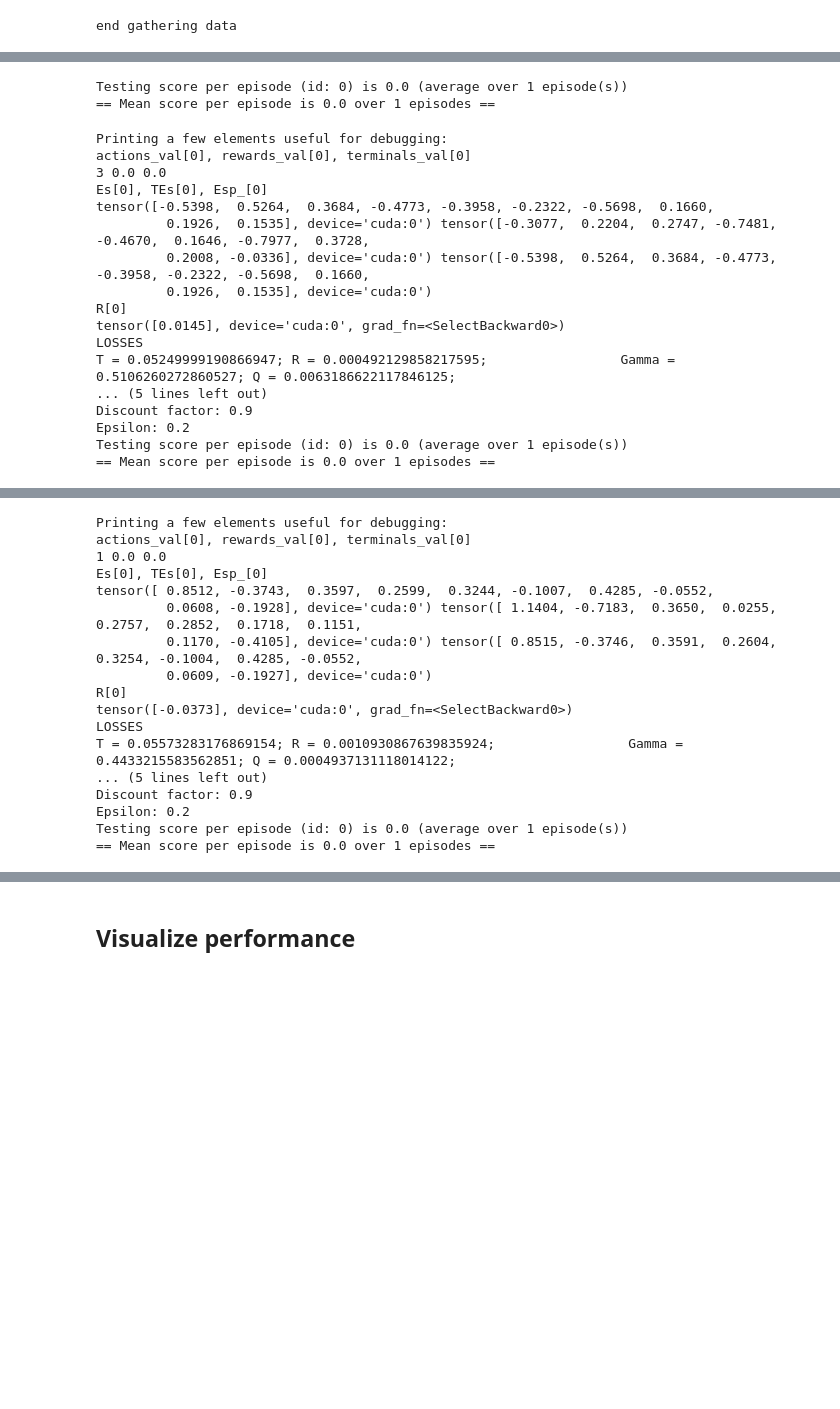
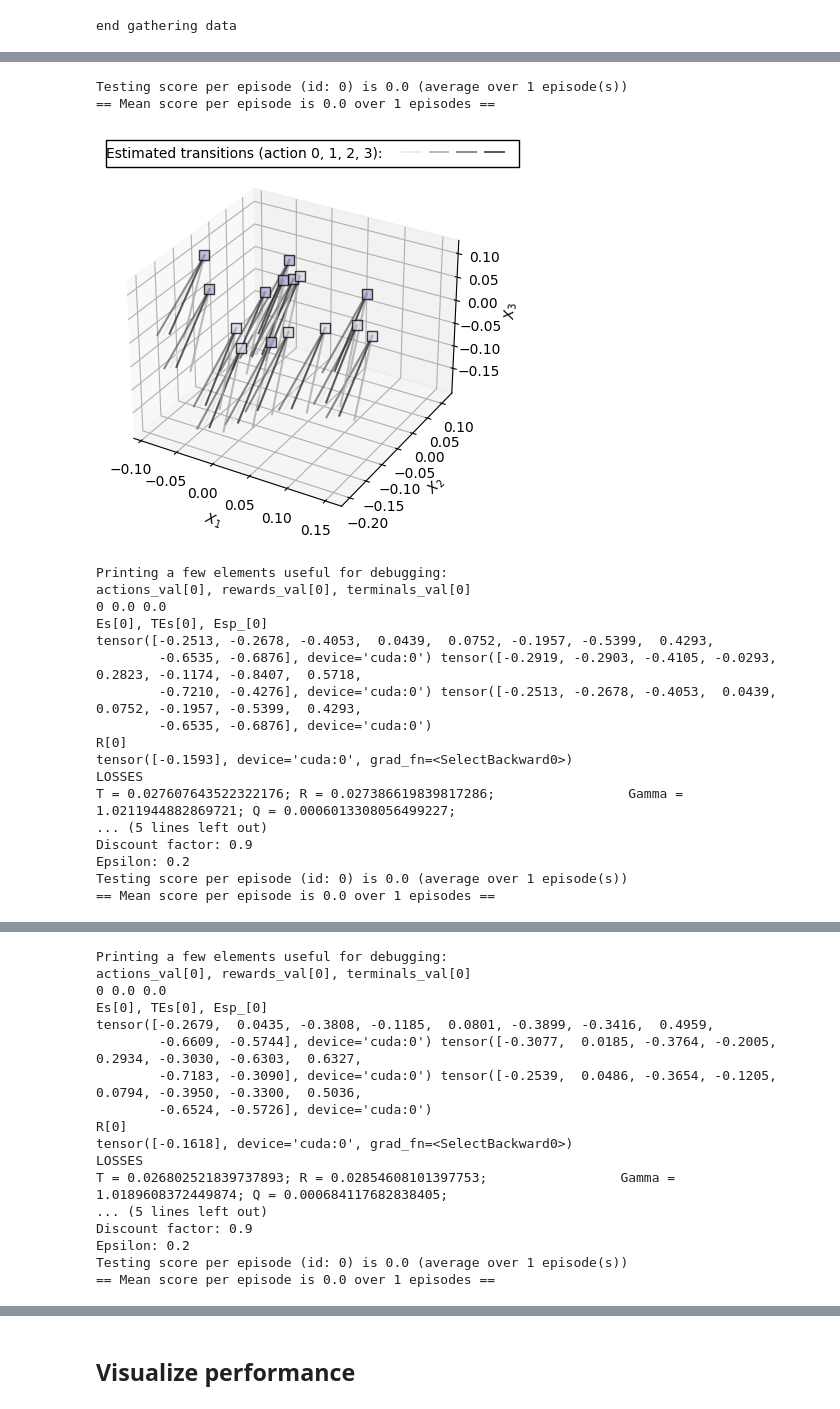
Before and after one commit to chingf/auxrl, a Jupyter notebook: examples/test_CRAR/figure8.ipynb, the cells around one changed output, grey strips where cells are left out. Drawn from its saved outputs; the diff is of its cells as text; code cells hidden in the pictures; blank space fills up the shorter version.

```diff
--- a/examples/test_CRAR/figure8.ipynb
+++ b/examples/test_CRAR/figure8.ipynb
@@ -17,8 +17,8 @@ import deer.experiment.base_controllers as bc
 from deer.policies import EpsilonGreedyPolicy, FixedFigure8Policy
 # %%
 figure8_give_rewards = True
-nn_yaml = 'network.yaml'
-high_dim_obs = True #False
+nn_yaml = 'network_noconv.yaml'
+high_dim_obs = False
 internal_dim = 10
 fname = '2d_obs'
 set_network = None #['expanded_tcm', 15, True]
@@ -36,7 +36,7 @@ class Defaults:
     # ----------------------
     # Experiment Parameters
     # ----------------------
-    steps_per_epoch = 500 #5000
+    steps_per_epoch = 500 #2500
     epochs = 50
     steps_per_test = 1000
     period_btw_summary_perfs = 1
@@ -44,7 +44,7 @@ class Defaults:
     # ----------------------
     # Temporal Processing Parameters
     # ----------------------
-    nstep = 2 #15 #20
+    nstep = 15
     nstep_decay = 0.8
     expand_tcm = True
     encoder_type = 'regular'
@@ -207,7 +207,7 @@ if set_network is not None:
 agent.run(parameters.epochs, parameters.steps_per_epoch)
 
 # --- Show results ---
-basename = "scores/" + fnamef
+basename = "scores/" + fname
 scores = load(basename + "_scores.jldump")
 print(scores)
 # %% [output]
@@ -229,21 +229,22 @@ Episode average V value: 0.1380786164700985
 epoch 1:
 Learning rate: 0.0001
 Discount factor: 0.9
 Epsilon: 0.2
 Testing score per episode (id: 0) is 0.0 (average over 1 episode(s))
 == Mean score per episode is 0.0 over 1 episodes ==
+[figure, added]
 Printing a few elements useful for debugging:
 actions_val[0], rewards_val[0], terminals_val[0]
-3 0.0 0.0
+0 0.0 0.0
 Es[0], TEs[0], Esp_[0]
-tensor([-0.5398,  0.5264,  0.3684, -0.4773, -0.3958, -0.2322, -0.5698,  0.1660,
-         0.1926,  0.1535], device='cuda:0') tensor([-0.3077,  0.2204,  0.2747, -0.7481, -0.4670,  0.1646, -0.7977,  0.3728,
-         0.2008, -0.0336], device='cuda:0') tensor([-0.5398,  0.5264,  0.3684, -0.4773, -0.3958, -0.2322, -0.5698,  0.1660,
-         0.1926,  0.1535], device='cuda:0')
+tensor([-0.2513, -0.2678, -0.4053,  0.0439,  0.0752, -0.1957, -0.5399,  0.4293,
+        -0.6535, -0.6876], device='cuda:0') tensor([-0.2919, -0.2903, -0.4105, -0.0293,  0.2823, -0.1174, -0.8407,  0.5718,
+        -0.7210, -0.4276], device='cuda:0') tensor([-0.2513, -0.2678, -0.4053,  0.0439,  0.0752, -0.1957, -0.5399,  0.4293,
+        -0.6535, -0.6876], device='cuda:0')
 R[0]
-tensor([0.0145], device='cuda:0', grad_fn=<SelectBackward0>)
+tensor([-0.1593], device='cuda:0', grad_fn=<SelectBackward0>)
 LOSSES
-T = 0.05249999190866947; R = 0.000492129858217595;                 Gamma = 0.5106260272860527; Q = 0.0063186622117846125;
+T = 0.027607643522322176; R = 0.027386619839817286;                 Gamma = 1.0211944882869721; Q = 0.0006013308056499227;
 ... (5 lines left out)
 Discount factor: 0.9
 Epsilon: 0.2
@@ -252,15 +254,15 @@ Testing score per episode (id: 0) is 0.0 (average over 1 episode(s))
 Printing a few elements useful for debugging:
 actions_val[0], rewards_val[0], terminals_val[0]
-1 0.0 0.0
+0 0.0 0.0
 Es[0], TEs[0], Esp_[0]
-tensor([ 0.8512, -0.3743,  0.3597,  0.2599,  0.3244, -0.1007,  0.4285, -0.0552,
-         0.0608, -0.1928], device='cuda:0') tensor([ 1.1404, -0.7183,  0.3650,  0.0255,  0.2757,  0.2852,  0.1718,  0.1151,
-         0.1170, -0.4105], device='cuda:0') tensor([ 0.8515, -0.3746,  0.3591,  0.2604,  0.3254, -0.1004,  0.4285, -0.0552,
-         0.0609, -0.1927], device='cuda:0')
+tensor([-0.2679,  0.0435, -0.3808, -0.1185,  0.0801, -0.3899, -0.3416,  0.4959,
+        -0.6609, -0.5744], device='cuda:0') tensor([-0.3077,  0.0185, -0.3764, -0.2005,  0.2934, -0.3030, -0.6303,  0.6327,
+        -0.7183, -0.3090], device='cuda:0') tensor([-0.2539,  0.0486, -0.3654, -0.1205,  0.0794, -0.3950, -0.3300,  0.5036,
+        -0.6524, -0.5726], device='cuda:0')
 R[0]
-tensor([-0.0373], device='cuda:0', grad_fn=<SelectBackward0>)
+tensor([-0.1618], device='cuda:0', grad_fn=<SelectBackward0>)
 LOSSES
-T = 0.05573283176869154; R = 0.0010930867639835924;                 Gamma = 0.4433215583562851; Q = 0.0004937131118014122;
+T = 0.026802521839737893; R = 0.02854608101397753;                 Gamma = 1.0189608372449874; Q = 0.000684117682838405;
 ... (5 lines left out)
 Discount factor: 0.9
 Epsilon: 0.2
```
Also changed, not shown: parts of 2 cells of this notebook, 2 other files.
